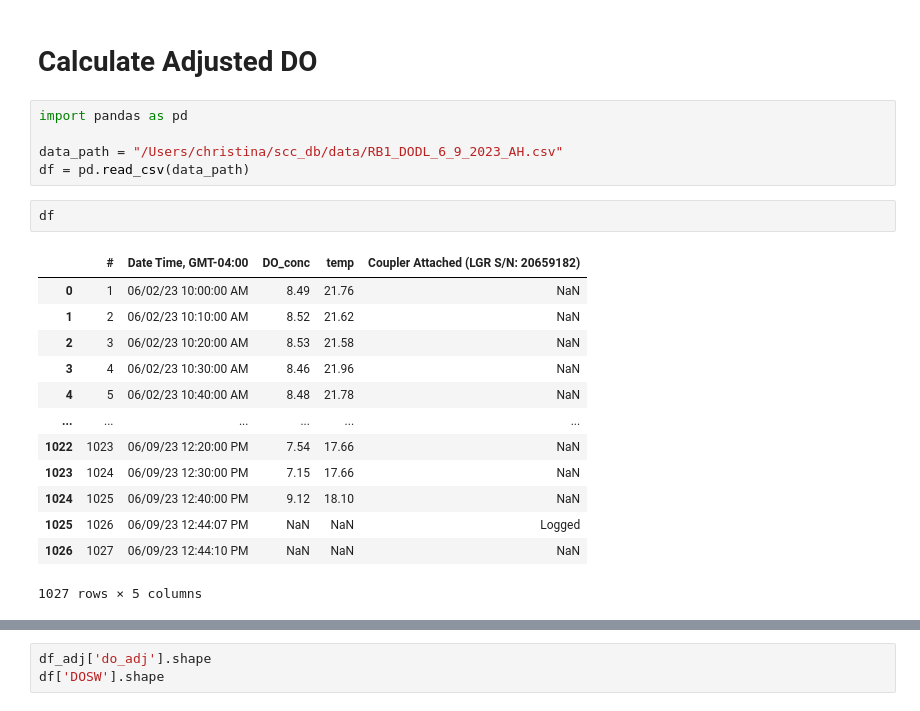
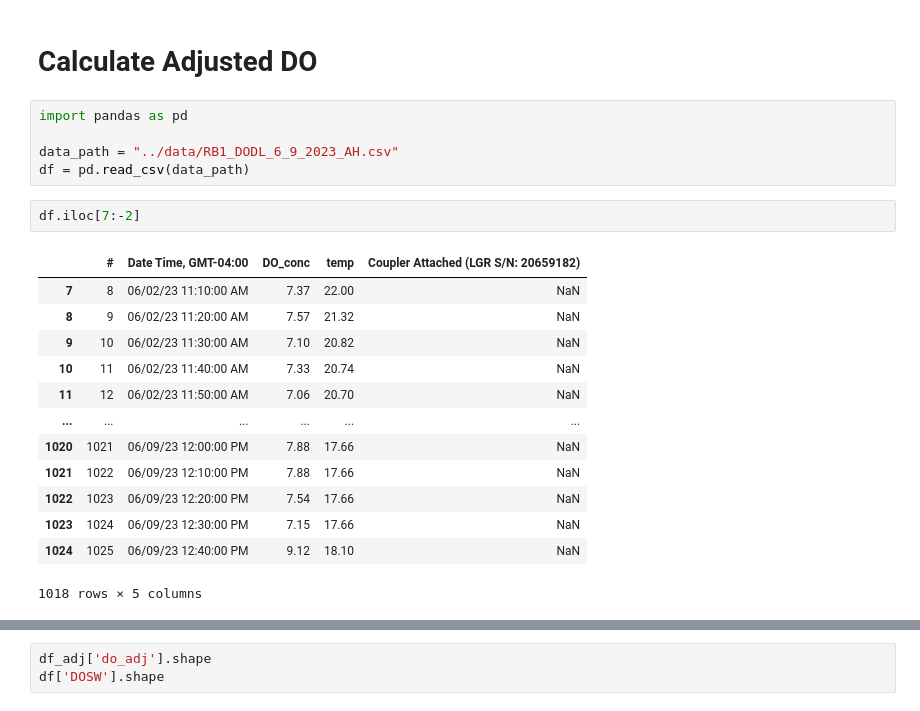
Before and after one commit to tnmygrwl/scc_db, a Jupyter notebook: notebooks/PSS-78.ipynb, the cells around one changed output, grey strips where cells are left out. Drawn from its saved outputs; the diff is of its cells as text.

```diff
--- a/notebooks/PSS-78.ipynb
+++ b/notebooks/PSS-78.ipynb
@@ -321,24 +393,24 @@ con_data[7:]
 # %%
 import pandas as pd
 
-data_path = "/Users/christina/scc_db/data/RB1_DODL_6_9_2023_AH.csv"
+data_path = "../data/RB1_DODL_6_9_2023_AH.csv"
 df = pd.read_csv(data_path)
 # %%
-df
+df.iloc[7:-2]
 # %% [output]
 |  | # | Date Time, GMT-04:00 | DO_conc | temp | Coupler Attached (LGR S/N: 20659182) |
-| 0 | 1 | 06/02/23 10:00:00 AM | 8.49 | 21.76 | NaN |
-| 1 | 2 | 06/02/23 10:10:00 AM | 8.52 | 21.62 | NaN |
-| 2 | 3 | 06/02/23 10:20:00 AM | 8.53 | 21.58 | NaN |
-| 3 | 4 | 06/02/23 10:30:00 AM | 8.46 | 21.96 | NaN |
-| 4 | 5 | 06/02/23 10:40:00 AM | 8.48 | 21.78 | NaN |
+| 7 | 8 | 06/02/23 11:10:00 AM | 7.37 | 22.00 | NaN |
+| 8 | 9 | 06/02/23 11:20:00 AM | 7.57 | 21.32 | NaN |
+| 9 | 10 | 06/02/23 11:30:00 AM | 7.10 | 20.82 | NaN |
+| 10 | 11 | 06/02/23 11:40:00 AM | 7.33 | 20.74 | NaN |
+| 11 | 12 | 06/02/23 11:50:00 AM | 7.06 | 20.70 | NaN |
 | ... | ... | ... | ... | ... | ... |
+| 1020 | 1021 | 06/09/23 12:00:00 PM | 7.88 | 17.66 | NaN |
+| 1021 | 1022 | 06/09/23 12:10:00 PM | 7.88 | 17.66 | NaN |
 | 1022 | 1023 | 06/09/23 12:20:00 PM | 7.54 | 17.66 | NaN |
 | 1023 | 1024 | 06/09/23 12:30:00 PM | 7.15 | 17.66 | NaN |
 | 1024 | 1025 | 06/09/23 12:40:00 PM | 9.12 | 18.10 | NaN |
-| 1025 | 1026 | 06/09/23 12:44:07 PM | NaN | NaN | Logged |
-| 1026 | 1027 | 06/09/23 12:44:10 PM | NaN | NaN | NaN |
-1027 rows × 5 columns
+1018 rows × 5 columns
 # %%
 import numpy as np
 
```
Also changed, not shown: parts of 14 cells of this notebook, 1 other file.
